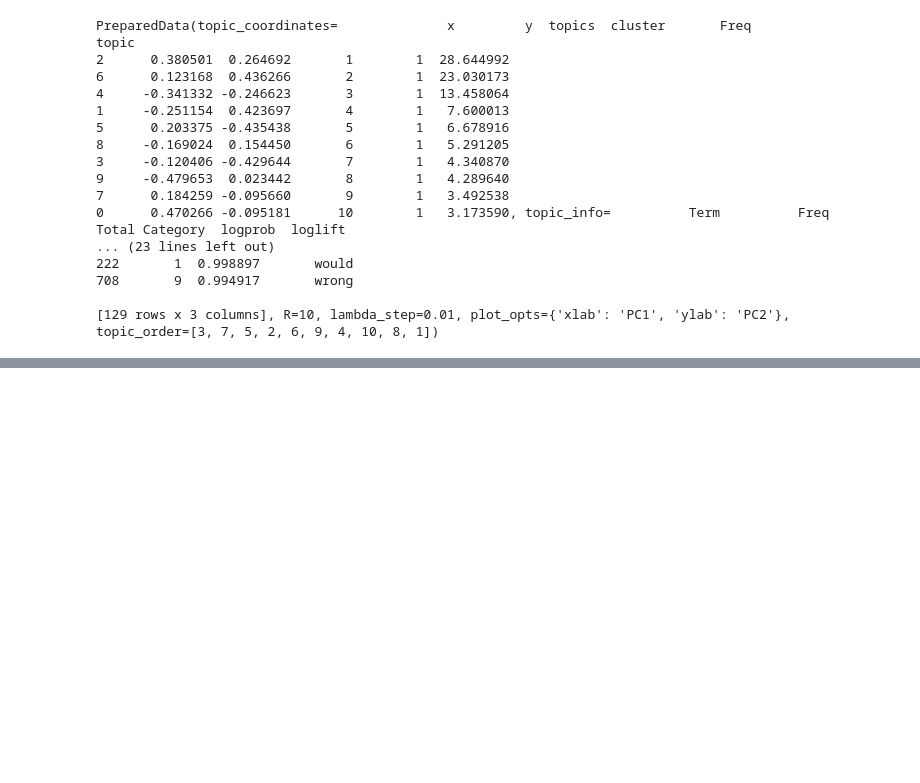
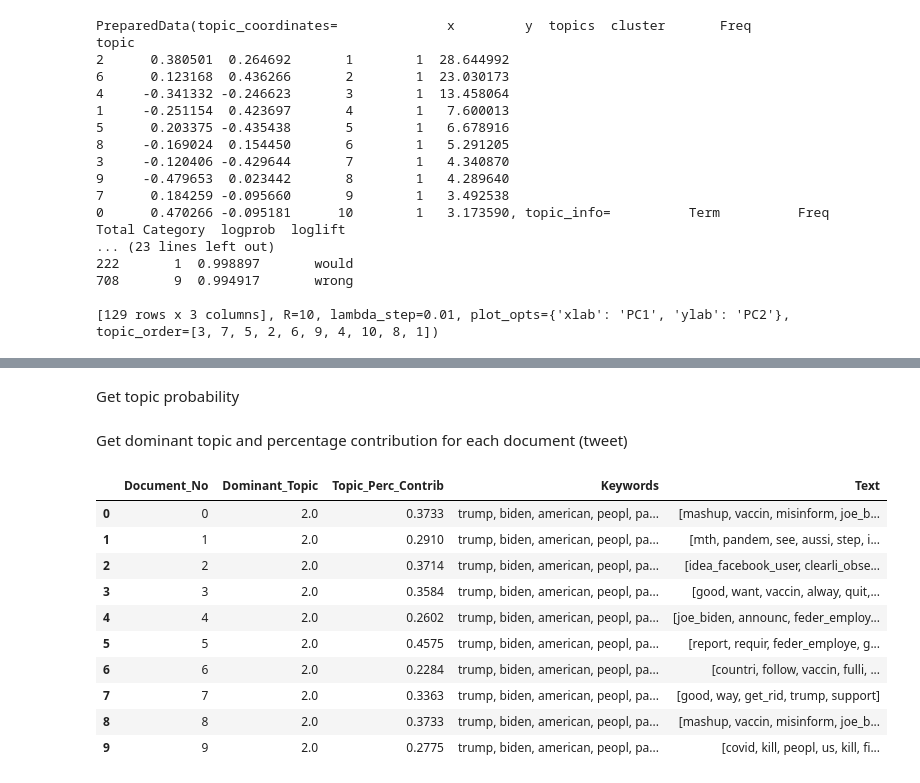
Before and after one commit to allisoncahanin/COVID-Twitter-Sentiment_ARLIS, a Jupyter notebook: Victoria_TM-checkpoint.ipynb, the cells around one changed output, grey strips where cells are left out. Drawn from its saved outputs; the diff is of its cells as text; code cells hidden in the pictures; blank space fills up the shorter version.

```diff
--- a/Victoria_TM-checkpoint.ipynb
+++ b/Victoria_TM-checkpoint.ipynb
@@ -240,0 +267,2 @@ topic
+# %% [markdown]
+Get topic probability
@@ -240,0 +271,47 @@ topic
+# %% [markdown]
+Get dominant topic and percentage contribution for each document (tweet)
+# %%
+def format_topics_sentences(ldamodel, corpus, texts):
+    # Init output
+    sent_topics_df = pd.DataFrame()
+
+    # Get main topic in each document
+    for i, row_list in enumerate(ldamodel[corpus]):
+        row = row_list[0] if ldamodel.per_word_topics else row_list
+        # print(row)
+        row = sorted(row, key=lambda x: (x[1]), reverse=True)
+        # Get the Dominant topic, Perc Contribution and Keywords for each document
+        for j, (topic_num, prop_topic) in enumerate(row):
+            if j == 0:  # => dominant topic
+                wp = ldamodel.show_topic(topic_num)
+                topic_keywords = ", ".join([word for word, prop in wp])
+                sent_topics_df = sent_topics_df.append(pd.Series([int(topic_num), round(prop_topic,4), topic_keywords]), ignore_index=True)
+            else:
+                break
+    sent_topics_df.columns = ['Dominant_Topic', 'Perc_Contribution', 'Topic_Keywords']
+
+    # Add original text to the end of the output
+    contents = pd.Series(texts)
+    sent_topics_df = pd.concat([sent_topics_df, contents], axis=1)
+    return(sent_topics_df)
+
+
+df_topic_sents_keywords = format_topics_sentences(ldamodel=lda_model, corpus=corpus, texts=eng_data_bigrams_trigrams)
+
+# Format
+df_dominant_topic = df_topic_sents_keywords.reset_index()
+df_dominant_topic.columns = ['Document_No', 'Dominant_Topic', 'Topic_Perc_Contrib', 'Keywords', 'Text']
+df_dominant_topic.head(10)
+#https://www.machinelearningplus.com/nlp/topic-modeling-visualization-how-to-present-results-lda-models/#7.-The-most-representative-sentence-for-each-topic
+# %% [output]
+|  | Document_No | Dominant_Topic | Topic_Perc_Contrib | Keywords | Text |
+| 0 | 0 | 2.0 | 0.3733 | trump, biden, american, peopl, pa... | [mashup, vaccin, misinform, joe_b... |
+| 1 | 1 | 2.0 | 0.2910 | trump, biden, american, peopl, pa... | [mth, pandem, see, aussi, step, i... |
+| 2 | 2 | 2.0 | 0.3714 | trump, biden, american, peopl, pa... | [idea_facebook_user, clearli_obse... |
+| 3 | 3 | 2.0 | 0.3584 | trump, biden, american, peopl, pa... | [good, want, vaccin, alway, quit,... |
+| 4 | 4 | 2.0 | 0.2602 | trump, biden, american, peopl, pa... | [joe_biden, announc, feder_employ... |
+| 5 | 5 | 2.0 | 0.4575 | trump, biden, american, peopl, pa... | [report, requir, feder_employe, g... |
+| 6 | 6 | 2.0 | 0.2284 | trump, biden, american, peopl, pa... | [countri, follow, vaccin, fulli, ... |
+| 7 | 7 | 2.0 | 0.3363 | trump, biden, american, peopl, pa... | [good, way, get_rid, trump, support] |
+| 8 | 8 | 2.0 | 0.3733 | trump, biden, american, peopl, pa... | [mashup, vaccin, misinform, joe_b... |
+| 9 | 9 | 2.0 | 0.2775 | trump, biden, american, peopl, pa... | [covid, kill, peopl, us, kill, fi... |
```
Also changed, not shown: parts of 8 cells of this notebook.
